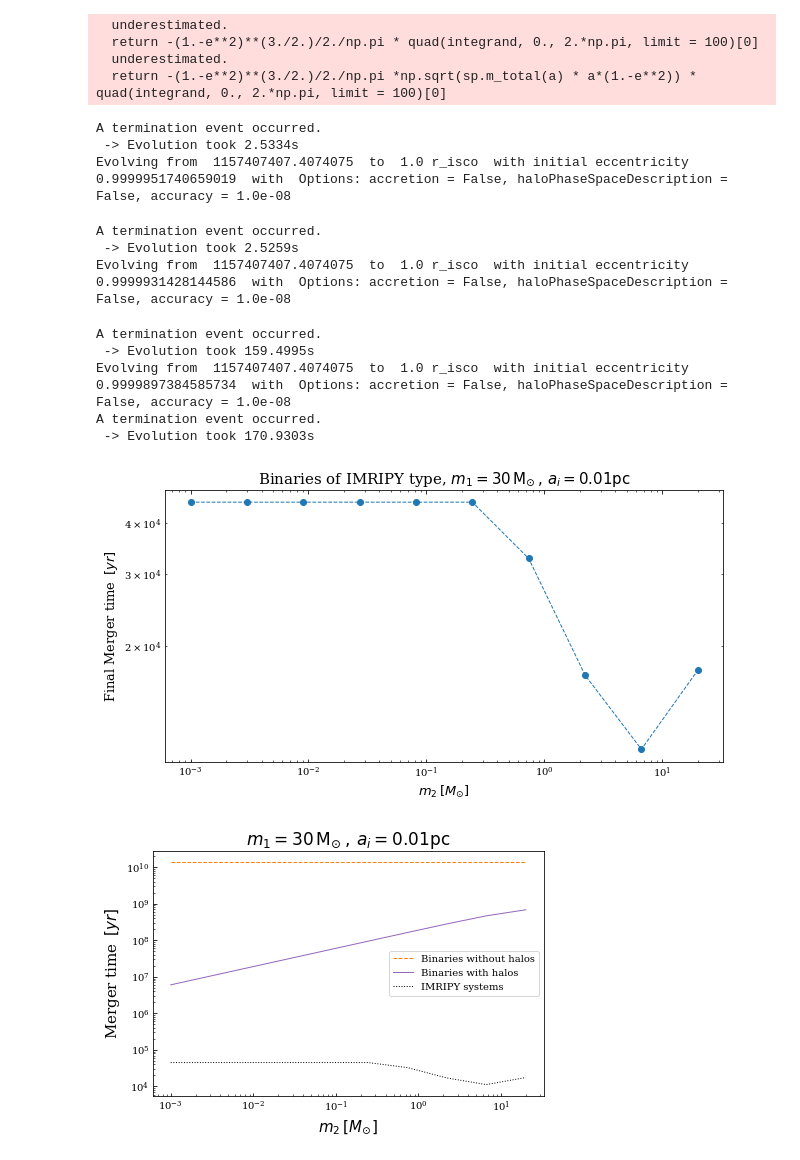
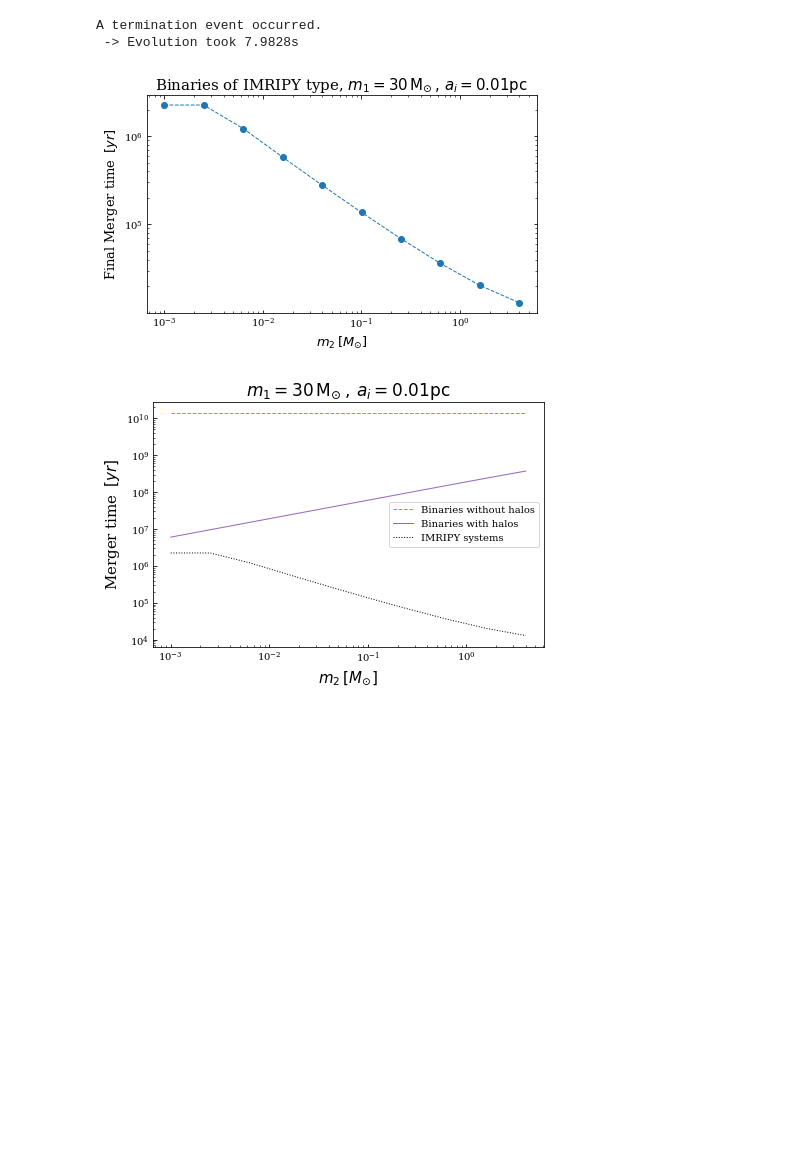
Before and after one commit to pratibhajangra591/Ifca-github, a Jupyter notebook: mergertime.ipynb, the cells around one changed output. Cells and saved outputs as stored; diff of their text form; code cells hidden in the pictures; blank space fills up the shorter version.

```diff
--- a/mergertime.ipynb
+++ b/mergertime.ipynb
@@ -31,15 +31,17 @@ t_0 = 13.78e9             #in units of yrs corresponding to t_0=13.78Gyr
 
 
 
-m_2 = np.geomspace(1e-3, 20, 10)
+m_2 = np.geomspace(1e-3, 4, 10)
 
 m_2_list = m_2.tolist()
+
+
 
 m_1 = 30 #in units of solar mass.
 
 print("m_2 =", m_2_list, "M☉")
 
-a_i =  0.01  # in units pf parsec
+a_i = 0.01  # in units pf parsec
 
 t_initial_merger_time = t_m
 # %% [output]
@@ -205,7 +207,7 @@ t_m = [1.378e+10 1.378e+10 1.378e+10 1.378e+10 1.378e+10 1.378e+10 1.378e+10
 
 
 
-plt.figure(figsize = (10, 5))
+plt.figure(figsize = (7, 4))
 plt.rc('lines', linewidth=1)
 plt.rcParams['xtick.direction'] = 'in'
 plt.rcParams['ytick.direction'] = 'in'
@@ -246,7 +248,7 @@ for i, m_2 in enumerate(m_2_list):
     e0  = np.sqrt(1 - (j_i **2))
 
 
-    T = 1e-6 * t_m
+    T =   5e-5 * t_m
     ev_ecc = imripy.inspiral.Classic.Evolve(sp, a_i, e0,  a_fin = R_fin, t_fin = T)
     tm_list[i] = ev_ecc.t[-1]/ms.year_to_pc
 
@@ -260,6 +262,7 @@ plt.loglog(m_2_list, tm_list, '--o')
 plt.xlabel('$m_{2}\:[M_{\odot}]$', fontsize = 13)
 plt.ylabel('Final Merger time $\: [yr]$', fontsize = 13)
 plt.title('Binaries of IMRIPY type, $m_{1} = 30 \, \mathrm{M_{\odot}} \, , \, a_{i} = 0.01 \mathrm{pc}$', fontsize = 15)
+plt.savefig('t_mimripy.pdf', bbox_inches = 'tight')
 plt.show()
 # %% [output]
 Evolving from  1157407407.4074075  to  1.0 r_isco  with initial eccentricity 0.999999476443502  with  Options: accretion = False, haloPhaseSpaceDescription = False, accuracy = 1.0e-08
@@ -284,19 +285,6 @@ Evolving from  1157407407.4074075  to  1.0 r_isco  with initial eccentricity 0.9
-  underestimated.
-  return -(1.-e**2)**(3./2.)/2./np.pi * quad(integrand, 0., 2.*np.pi, limit = 100)[0]
-  underestimated.
-  return -(1.-e**2)**(3./2.)/2./np.pi *np.sqrt(sp.m_total(a) * a*(1.-e**2)) *  quad(integrand, 0., 2.*np.pi, limit = 100)[0]
+A termination event occurred.
+ -> Evolution took 7.9828s
-A termination event occurred.
- -> Evolution took 2.5334s
-Evolving from  1157407407.4074075  to  1.0 r_isco  with initial eccentricity 0.9999951740659019  with  Options: accretion = False, haloPhaseSpaceDescription = False, accuracy = 1.0e-08
-A termination event occurred.
- -> Evolution took 2.5259s
-Evolving from  1157407407.4074075  to  1.0 r_isco  with initial eccentricity 0.9999931428144586  with  Options: accretion = False, haloPhaseSpaceDescription = False, accuracy = 1.0e-08
-A termination event occurred.
- -> Evolution took 159.4995s
-Evolving from  1157407407.4074075  to  1.0 r_isco  with initial eccentricity 0.9999897384585734  with  Options: accretion = False, haloPhaseSpaceDescription = False, accuracy = 1.0e-08
-A termination event occurred.
- -> Evolution took 170.9303s
-[figure, old version]
+[figure, new version]
 # %%
 plt.rcParams['font.family'] = 'serif'
 plt.rcParams['xtick.direction'] = 'in'
@@ -316,4 +304,4 @@ plt.title('$m_{1} = 30 \, \mathrm{M_{\odot}} \: , \,  a_{i} = 0.01 \mathrm{pc}$'
 plt.savefig('mergertime.pdf', bbox_inches = 'tight')
 plt.show()
 # %% [output]
-[figure, old version]
+[figure, new version]
```
Also changed, not shown: parts of 5 cells of this notebook.
